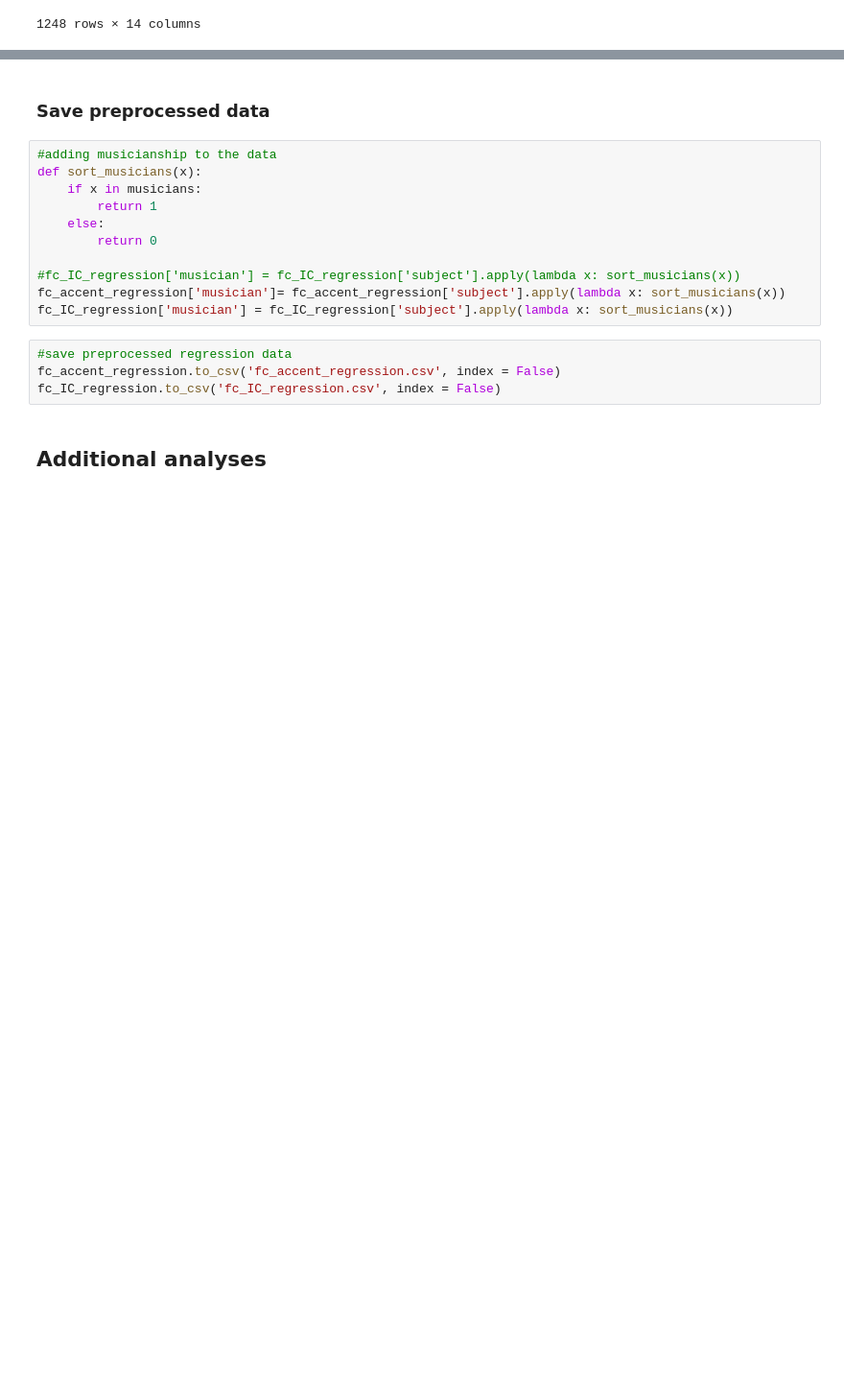
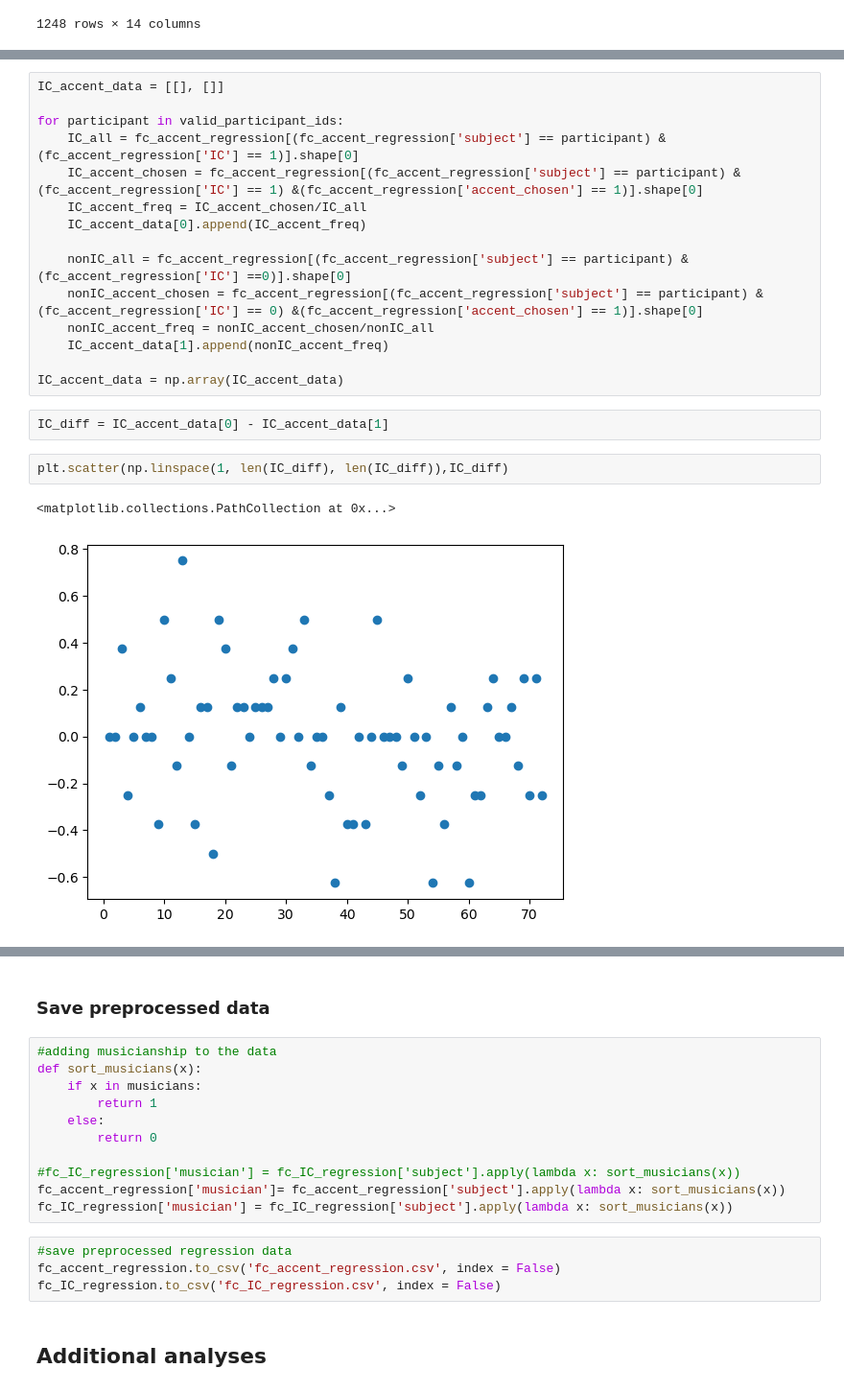
Before and after one commit to haiqin-zhang/gestaltIC_melodies, a Jupyter notebook: data_analysis/preprocessing_visualization.ipynb, the cells around one changed output, grey strips where cells are left out. Shown at 96% size. Drawn from its saved outputs; the diff is of its cells as text; blank space fills up the shorter version.

```diff
--- a/data_analysis/preprocessing_visualization.ipynb
+++ b/data_analysis/preprocessing_visualization.ipynb
@@ -1557,0 +1623,22 @@ fc_accent_regression
+# %%
+IC_accent_data = [[], []]
+
+for participant in valid_participant_ids:
+    IC_all = fc_accent_regression[(fc_accent_regression['subject'] == participant) &(fc_accent_regression['IC'] == 1)].shape[0]
+    IC_accent_chosen = fc_accent_regression[(fc_accent_regression['subject'] == participant) &(fc_accent_regression['IC'] == 1) &(fc_accent_regression['accent_chosen'] == 1)].shape[0]
+    IC_accent_freq = IC_accent_chosen/IC_all
+    IC_accent_data[0].append(IC_accent_freq)
+
+    nonIC_all = fc_accent_regression[(fc_accent_regression['subject'] == participant) &(fc_accent_regression['IC'] ==0)].shape[0]
+    nonIC_accent_chosen = fc_accent_regression[(fc_accent_regression['subject'] == participant) &(fc_accent_regression['IC'] == 0) &(fc_accent_regression['accent_chosen'] == 1)].shape[0]
+    nonIC_accent_freq = nonIC_accent_chosen/nonIC_all
+    IC_accent_data[1].append(nonIC_accent_freq)
+
+IC_accent_data = np.array(IC_accent_data)
+# %%
+IC_diff = IC_accent_data[0] - IC_accent_data[1]
+# %%
+plt.scatter(np.linspace(1, len(IC_diff), len(IC_diff)),IC_diff)
+# %% [output]
+<matplotlib.collections.PathCollection at 0x...>
+[figure, added]
```
Also changed, not shown: parts of 14 cells of this notebook, 2 other files.
